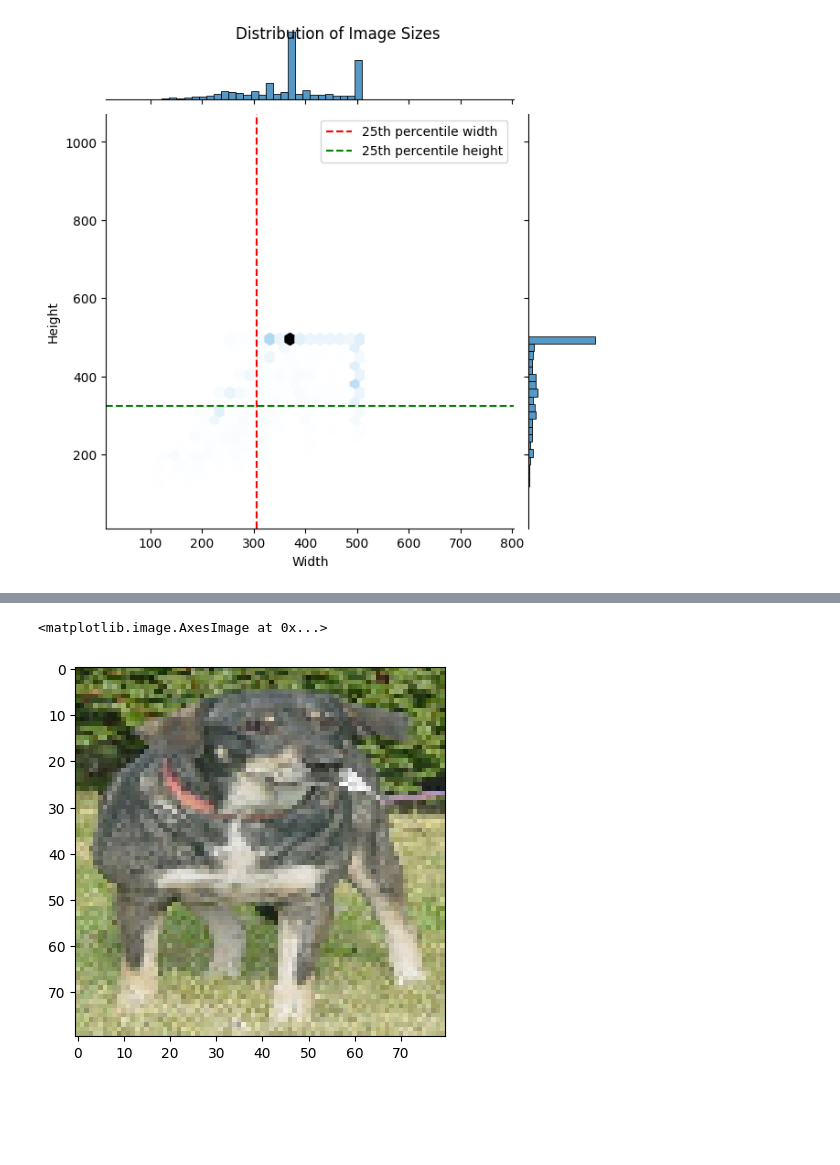
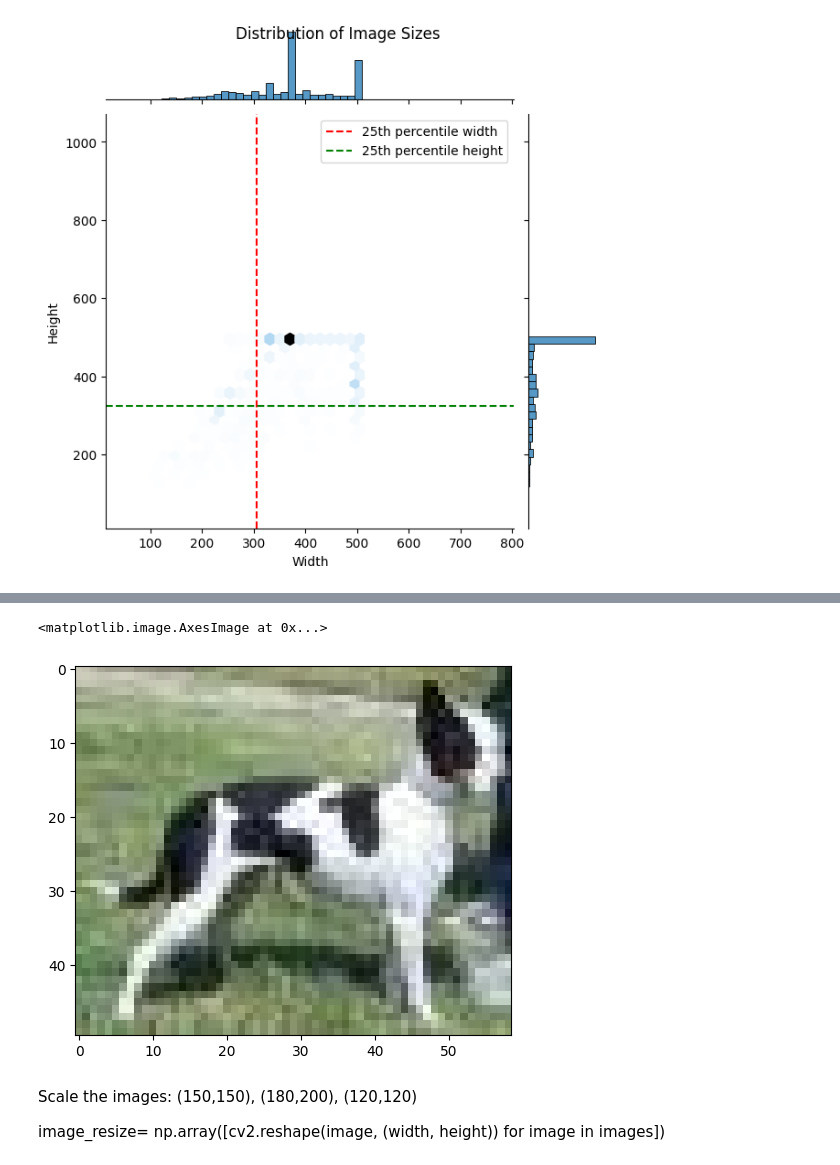
Before and after one commit to danlundh67/AI-deep_learning, a Jupyter notebook: deep1.ipynb, the cells around one changed output, grey strips where cells are left out. Drawn from its saved outputs; the diff is of its cells as text; code cells hidden in the pictures; blank space fills up the shorter version.

Commit message:
Scaled images and filtered outliers

```diff
--- a/deep1.ipynb
+++ b/deep1.ipynb
@@ -328,0 +330,30 @@ print(X_train2_tiny[0][0][1])
+# %%
+
+def scan_image_size(image_sizes_in):
+    j=0
+    remove_list=[]
+    for i,x in enumerate(image_sizes_in):
+        if ((image_sizes_in[i][0]<=((width_q1-qv_w*1.5))) |
+            (image_sizes_in[i][1]<=(height_q1-qv_h*1.5)) ):
+            remove_list.append(i)
+    tmp = sorted(remove_list, reverse=True)
+    return tmp
+
+# ta bort bilder från X_train/y_train som är uteliggare för hela dataset
+# obs - tar inte bort x_test, använder det ev. för analys av generaliseringsförmåga
+rm_which = scan_image_size(image_sizes)
+y_train=np.delete(y_train, rm_which,axis=0)
+for x in rm_which:
+    X_train.pop(x)
+
+# ta bort från X_train2
+
+rm_which = scan_image_size(image_sizes2)
+y_train2= np.delete(y_train2, rm_which, axis=0)
+for x in rm_which:
+     X_train2.pop(x)
+
+
+
+
+#print(len(X_train), len(X_train2)), print( rm_which)
@@ -329,5 +410,9 @@ print(X_train2_tiny[0][0][1])
 # %%
-plt.imshow(X_train[159])
+plt.imshow(X_train[283])
 # %% [output]
 <matplotlib.image.AxesImage at 0x...>
-[figure, old version]
+[figure, new version]
+# %% [markdown]
+Scale the images: (150,150), (180,200), (120,120)
+
+image_resize= np.array([cv2.reshape(image, (width, height)) for image in images])
```
Also changed, not shown: parts of 14 cells of this notebook.
